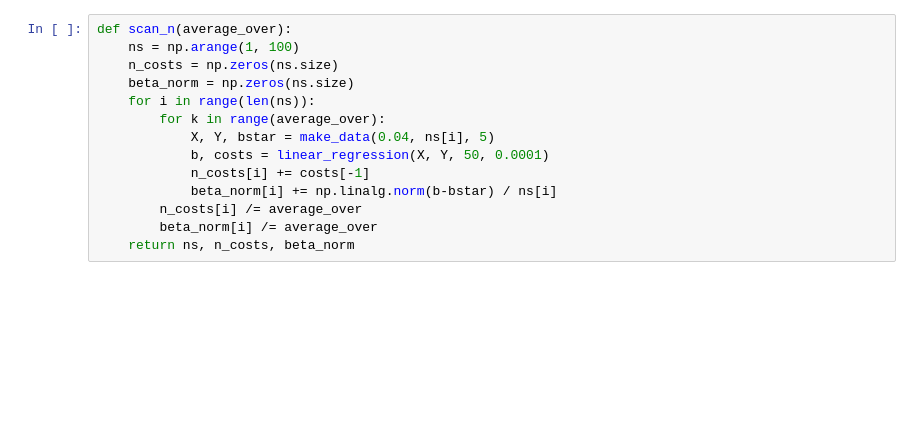
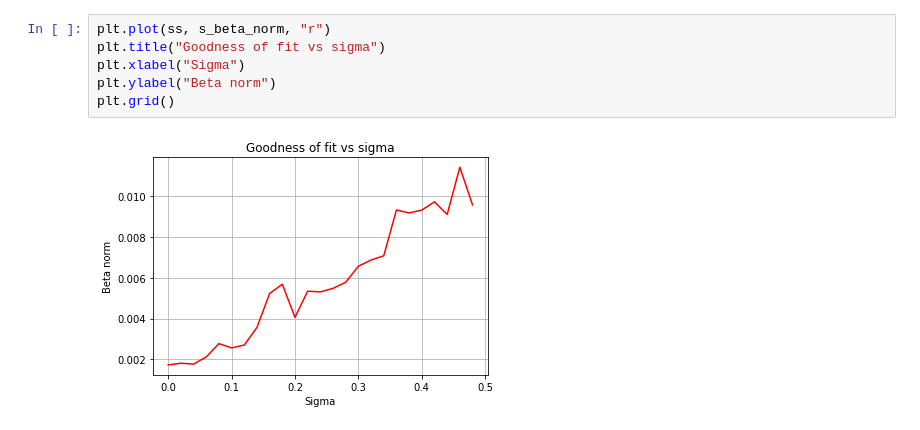
Before and after one commit to DhruvaSambrani/idc410, a Jupyter notebook: assignments/ass1/Linear Regression.ipynb, the cells around one changed output. Drawn from its saved outputs; the diff is of its cells as text; blank space fills up the shorter version.

```diff
--- a/assignments/ass1/Linear Regression.ipynb
+++ b/assignments/ass1/Linear Regression.ipynb
@@ -54,14 +126,8 @@ plt.grid()
-# %%
-def scan_n(average_over):
-    ns = np.arange(1, 100)
-    n_costs = np.zeros(ns.size)
-    beta_norm = np.zeros(ns.size)
-    for i in range(len(ns)):
-        for k in range(average_over):
-            X, Y, bstar = make_data(0.04, ns[i], 5)
-            b, costs = linear_regression(X, Y, 50, 0.0001)
-            n_costs[i] += costs[-1]
-            beta_norm[i] += np.linalg.norm(b-bstar) / ns[i]
-        n_costs[i] /= average_over
-        beta_norm[i] /= average_over
-    return ns, n_costs, beta_norm
+# %%
+plt.plot(ss, s_beta_norm, "r")
+plt.title("Goodness of fit vs sigma")
+plt.xlabel("Sigma")
+plt.ylabel("Beta norm")
+plt.grid()
+# %% [output]
+[figure, added]
```
Also changed, not shown: parts of 25 cells of this notebook, 2 other files.
